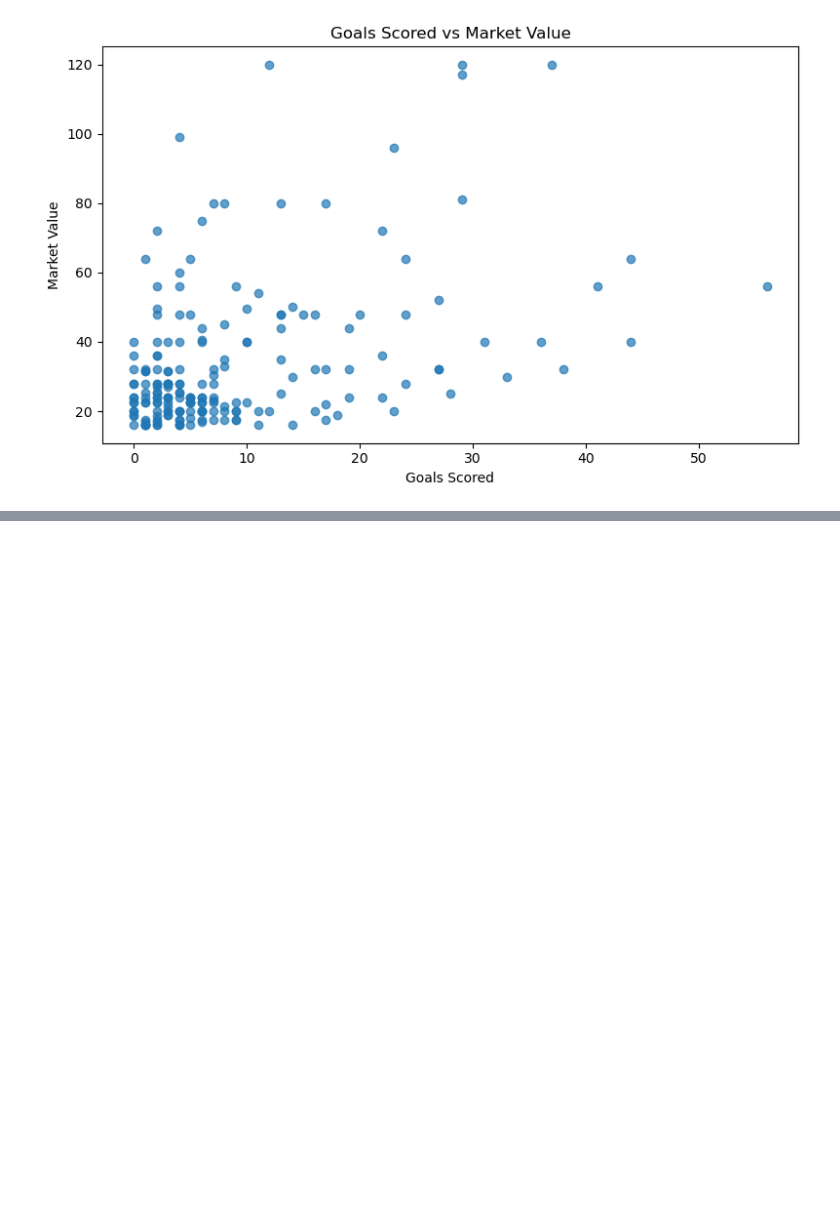
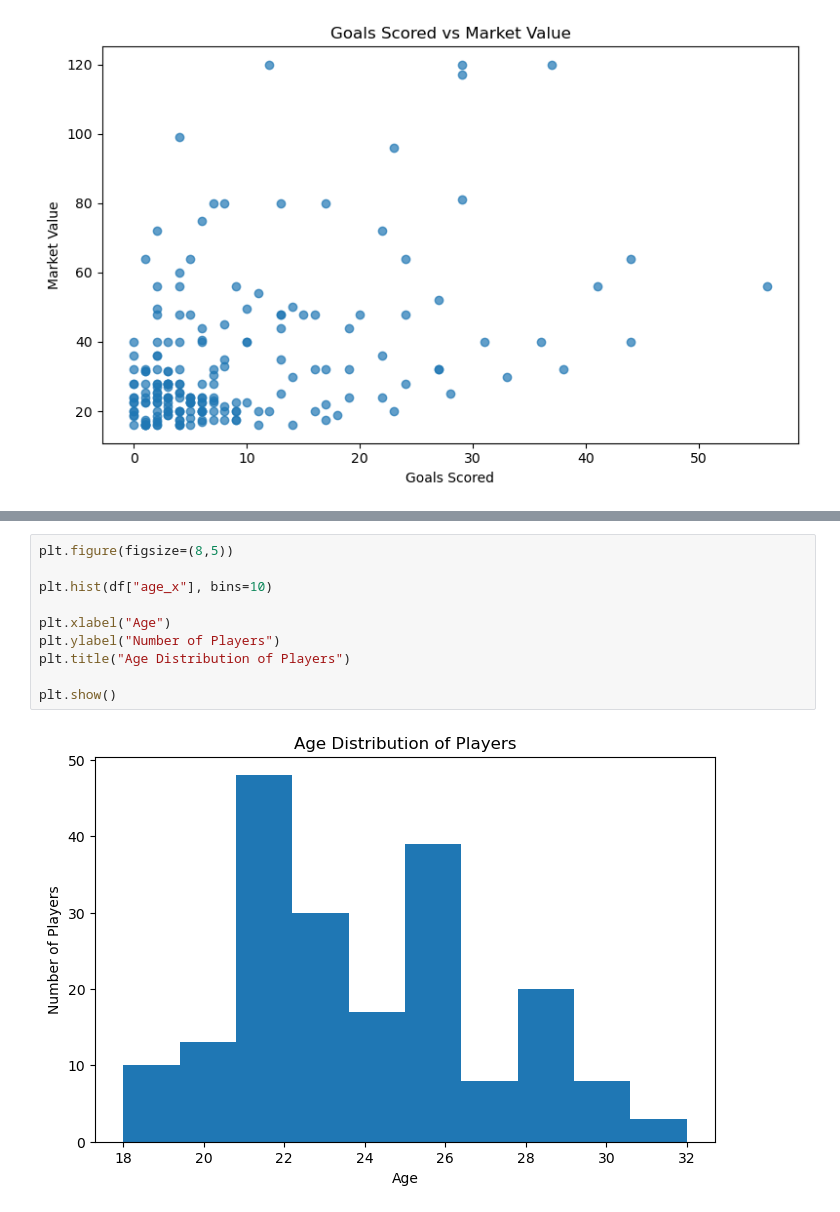
Before and after one commit to ArdilOner/DSA-210-Project-Ard-l-ner, a Jupyter notebook: analysis.ipynb, the cells around one changed output, grey strips where cells are left out. Drawn from its saved outputs; the diff is of its cells as text; blank space fills up the shorter version.

```diff
--- a/analysis.ipynb
+++ b/analysis.ipynb
@@ -431,0 +672,12 @@ plt.show()
+# %%
+plt.figure(figsize=(8,5))
+
+plt.hist(df["age_x"], bins=10)
+
+plt.xlabel("Age")
+plt.ylabel("Number of Players")
+plt.title("Age Distribution of Players")
+
+plt.show()
+# %% [output]
+[figure, added]
```
Also changed, not shown: parts of 21 cells of this notebook.
